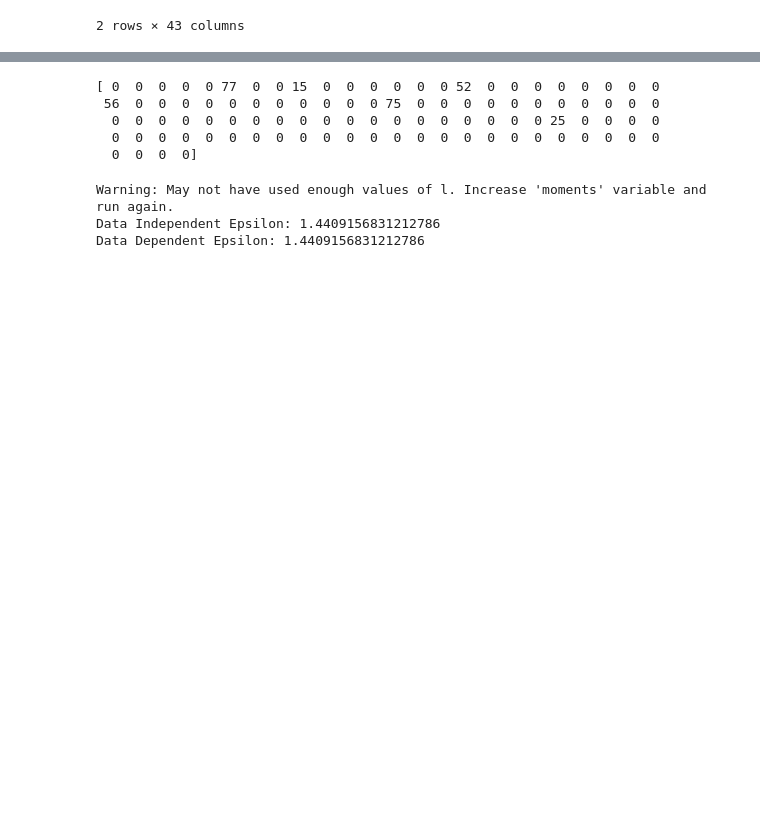
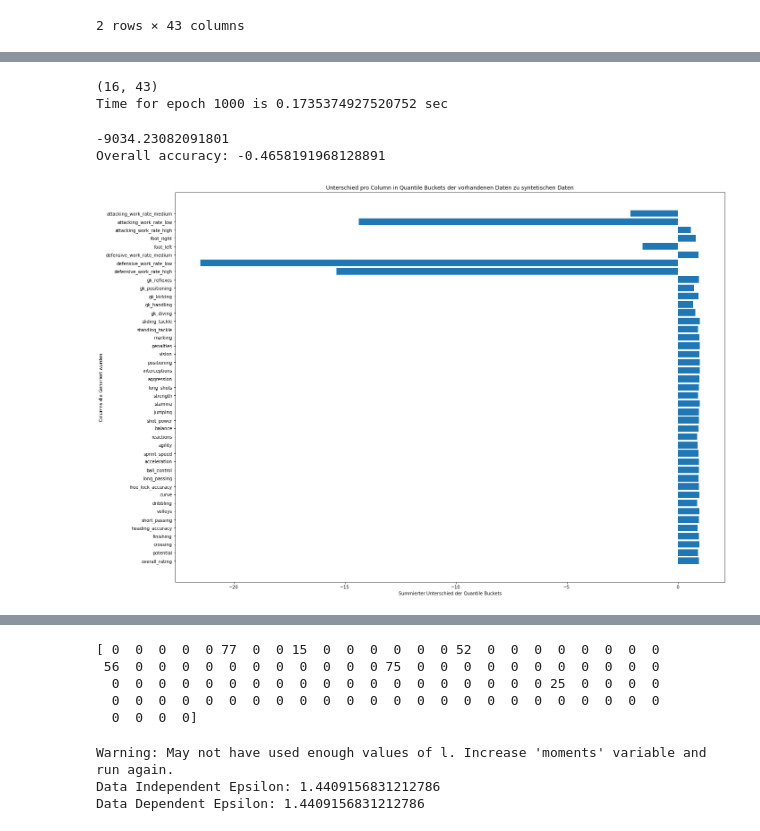
Before and after one commit to DerNiccoo/TensorFlow-training, a Jupyter notebook: 5.3 GAN Soccer.ipynb, the cells around one changed output, grey strips where cells are left out. Cells and saved outputs as stored; diff of their text form; code cells hidden in the pictures; blank space fills up the shorter version.

Commit message:
Added data generation with DCGAN modell

```diff
--- a/5.3 GAN Soccer.ipynb
+++ b/5.3 GAN Soccer.ipynb
@@ -271,0 +299,23 @@ df[df.overall_rating > 90]
+# %%
+def make_generator_model(df):
+    # Ich übernehme zu beginn, den Anfang des Generators aus dem Bild Generator
+    model = tf.keras.Sequential()
+    model.add(layers.Dense(7 * 7 * 256, use_bias = False, input_shape=(100, ))) # Random Noise Vektor mal wieder 100 Dim als Input
+    model.add(layers.BatchNormalization())
+    model.add(layers.LeakyReLU())
+
+    model.add(layers.Reshape((7, 7, 256)))
+    assert model.output_shape == (None, 7, 7, 256) # => None ist batch size, rest ist der Shape den wir haben wollen
+
+    model.add(layers.Flatten())
+    model.add(layers.Dense(df.shape[1], use_bias = False))
+
+    return model
+# %%
+train_df = player_df.loc[:, 'overall_rating':'attacking_work_rate_medium']
+generator = make_generator_model(train_df)
+
+noise = tf.random.normal([1, 100])
+
+generated_data = generator(noise, training=False)
+generated_data
@@ -271,0 +425,25 @@ df[df.overall_rating > 90]
+# %%
+train(train_dataset, EPOCHS * 20)
+# %% [output]
+(16, 43)
+Time for epoch 1000 is 0.1735374927520752 sec
+# %%
+noise = tf.random.normal([9907, 100])
+
+generated_data = generator(noise, training=False)
+# %%
+gan_df = pd.DataFrame(data=generated_data, columns=column_names).astype("float")
+# %%
+res, dif_total = compare_two_dataframe(gan_df, train_df, column_names, 100)
+print(dif_total)
+print(f'Overall accuracy: {sum(res) / len(res)}')
+plt.figure(figsize=(22,16))
+plt.barh(column_names, res)
+plt.title('Unterschied pro Column in Quantile Buckets der vorhandenen Daten zu syntetischen Daten')
+plt.xlabel('Summierter Unterschied der Quantile Buckets')
+plt.ylabel('Columns die Generiert wurden')
+plt.show()
+# %% [output]
+-9034.23082091801
+Overall accuracy: -0.4658191968128891
+[figure, added]
```
Also changed, not shown: parts of 20 cells of this notebook.
